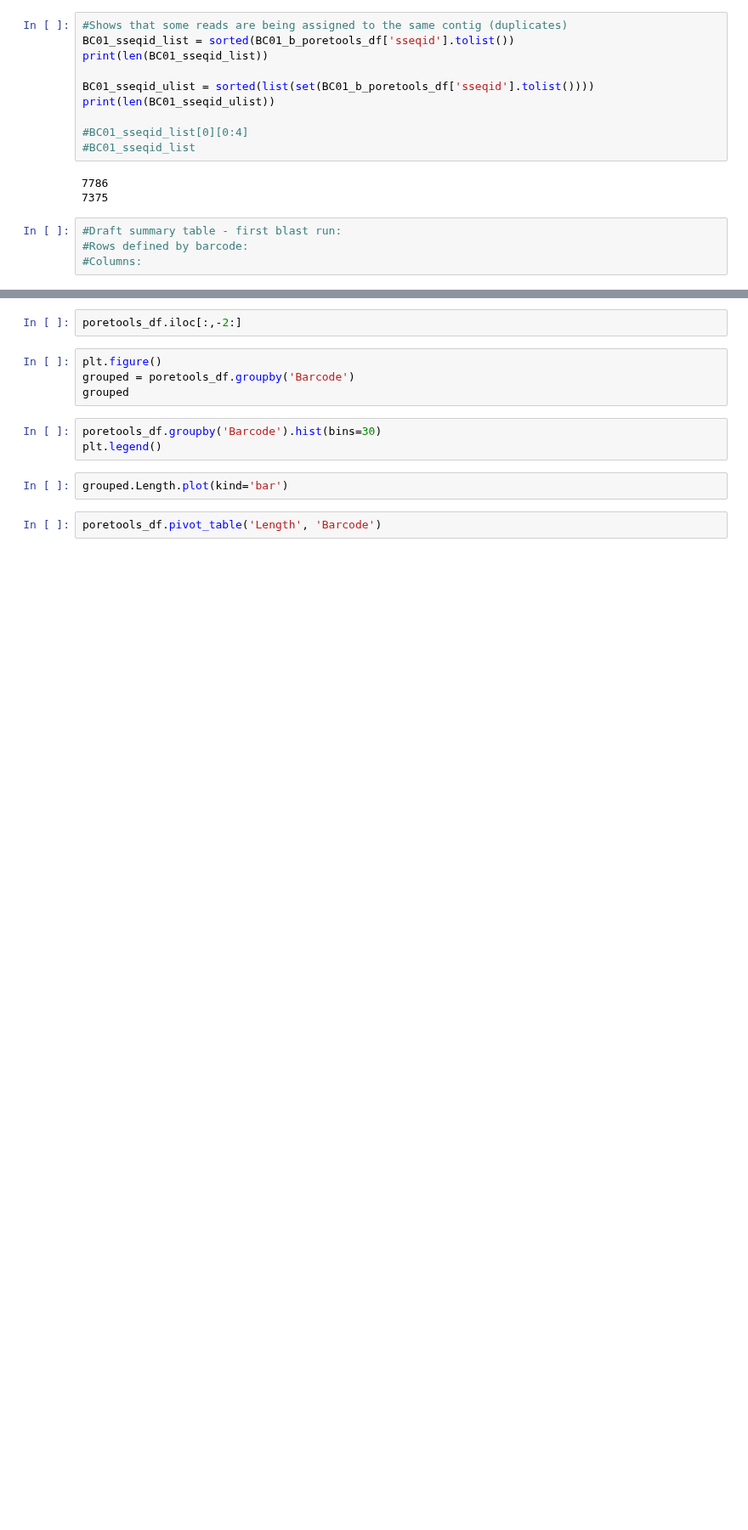
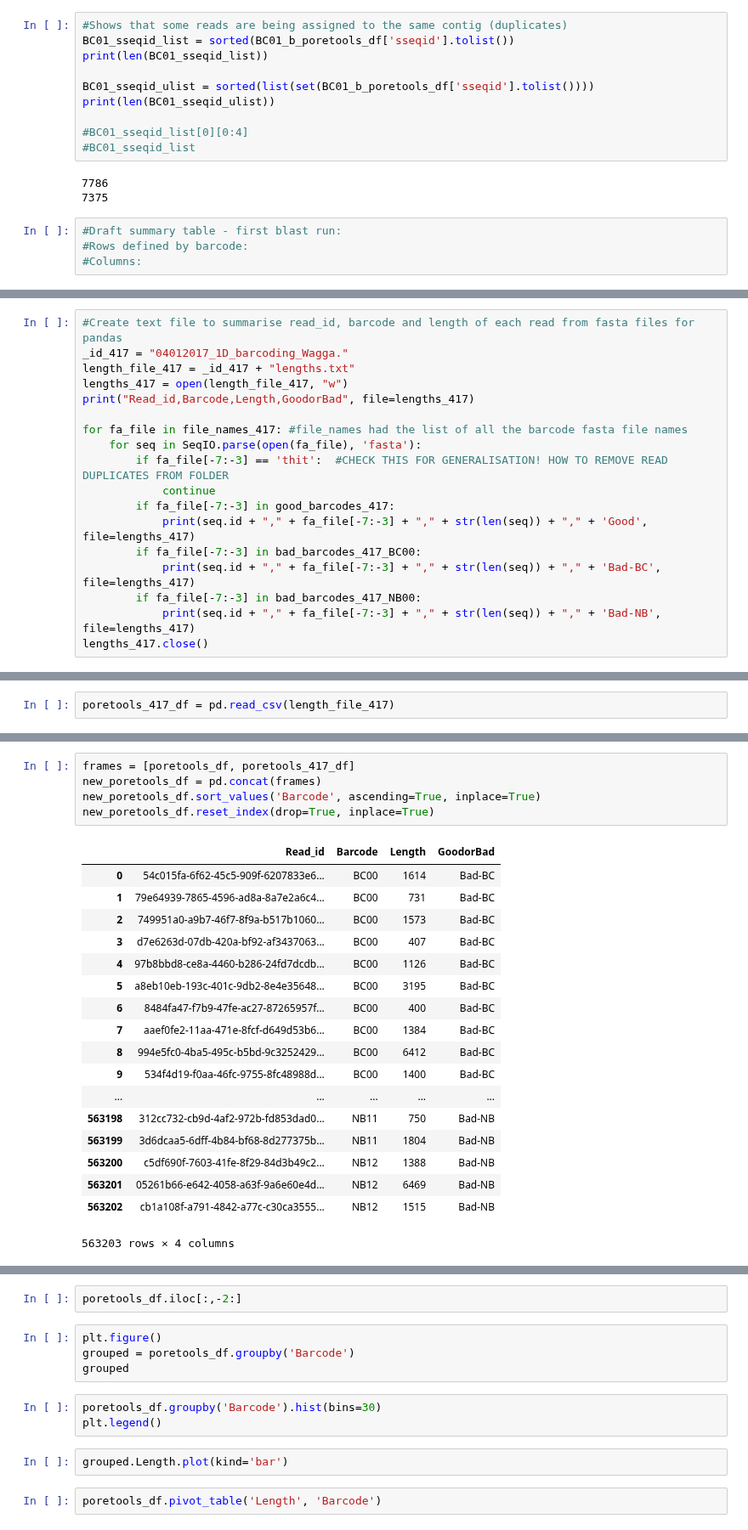
Before and after one commit to BenjaminSchwessinger/Gamran, a Jupyter notebook: MinIon_analysis_12122016_Wagga_initial-Copy1.ipynb, the cells around one changed output, grey strips where cells are left out. Shown at 85% size. Saved outputs shown, nothing was run; the diff lists cells and outputs as text; blank space fills up the shorter version.

```diff
--- a/MinIon_analysis_12122016_Wagga_initial-Copy1.ipynb
+++ b/MinIon_analysis_12122016_Wagga_initial-Copy1.ipynb
@@ -989,0 +1045,18 @@ print(len(BC01_sseqid_ulist))
+# %%
+#Create text file to summarise read_id, barcode and length of each read from fasta files for pandas
+_id_417 = "04012017_1D_barcoding_Wagga."
+length_file_417 = _id_417 + "lengths.txt"
+lengths_417 = open(length_file_417, "w")
+print("Read_id,Barcode,Length,GoodorBad", file=lengths_417)
+
+for fa_file in file_names_417: #file_names had the list of all the barcode fasta file names
+    for seq in SeqIO.parse(open(fa_file), 'fasta'):
+        if fa_file[-7:-3] == 'thit':  #CHECK THIS FOR GENERALISATION! HOW TO REMOVE READ DUPLICATES FROM FOLDER
+            continue
+        if fa_file[-7:-3] in good_barcodes_417:
+            print(seq.id + "," + fa_file[-7:-3] + "," + str(len(seq)) + "," + 'Good', file=lengths_417)
+        if fa_file[-7:-3] in bad_barcodes_417_BC00:
+            print(seq.id + "," + fa_file[-7:-3] + "," + str(len(seq)) + "," + 'Bad-BC', file=lengths_417)
+        if fa_file[-7:-3] in bad_barcodes_417_NB00:
+            print(seq.id + "," + fa_file[-7:-3] + "," + str(len(seq)) + "," + 'Bad-NB', file=lengths_417)
+lengths_417.close()
@@ -989,0 +1075,2 @@ print(len(BC01_sseqid_ulist))
+# %%
+poretools_417_df = pd.read_csv(length_file_417)
@@ -989,0 +1095,24 @@ print(len(BC01_sseqid_ulist))
+# %%
+frames = [poretools_df, poretools_417_df]
+new_poretools_df = pd.concat(frames)
+new_poretools_df.sort_values('Barcode', ascending=True, inplace=True)
+new_poretools_df.reset_index(drop=True, inplace=True)
+# %% [output]
+|  | Read_id | Barcode | Length | GoodorBad |
+| 0 | 54c015fa-6f62-45c5-909f-6207833e6... | BC00 | 1614 | Bad-BC |
+| 1 | 79e64939-7865-4596-ad8a-8a7e2a6c4... | BC00 | 731 | Bad-BC |
+| 2 | 749951a0-a9b7-46f7-8f9a-b517b1060... | BC00 | 1573 | Bad-BC |
+| 3 | d7e6263d-07db-420a-bf92-af3437063... | BC00 | 407 | Bad-BC |
+| 4 | 97b8bbd8-ce8a-4460-b286-24fd7dcdb... | BC00 | 1126 | Bad-BC |
+| 5 | a8eb10eb-193c-401c-9db2-8e4e35648... | BC00 | 3195 | Bad-BC |
+| 6 | 8484fa47-f7b9-47fe-ac27-87265957f... | BC00 | 400 | Bad-BC |
+| 7 | aaef0fe2-11aa-471e-8fcf-d649d53b6... | BC00 | 1384 | Bad-BC |
+| 8 | 994e5fc0-4ba5-495c-b5bd-9c3252429... | BC00 | 6412 | Bad-BC |
+| 9 | 534f4d19-f0aa-46fc-9755-8fc48988d... | BC00 | 1400 | Bad-BC |
+| ... | ... | ... | ... | ... |
+| 563198 | 312cc732-cb9d-4af2-972b-fd853dad0... | NB11 | 750 | Bad-NB |
+| 563199 | 3d6dcaa5-6dff-4b84-bf68-8d277375b... | NB11 | 1804 | Bad-NB |
+| 563200 | c5df690f-7603-41fe-8f29-84d3b49c2... | NB12 | 1388 | Bad-NB |
+| 563201 | 05261b66-e642-4058-a63f-9a6e60e4d... | NB12 | 6469 | Bad-NB |
+| 563202 | cb1a108f-a791-4842-a77c-c30ca3555... | NB12 | 1515 | Bad-NB |
+563203 rows × 4 columns
```
Also changed, not shown: parts of 16 cells of this notebook.
